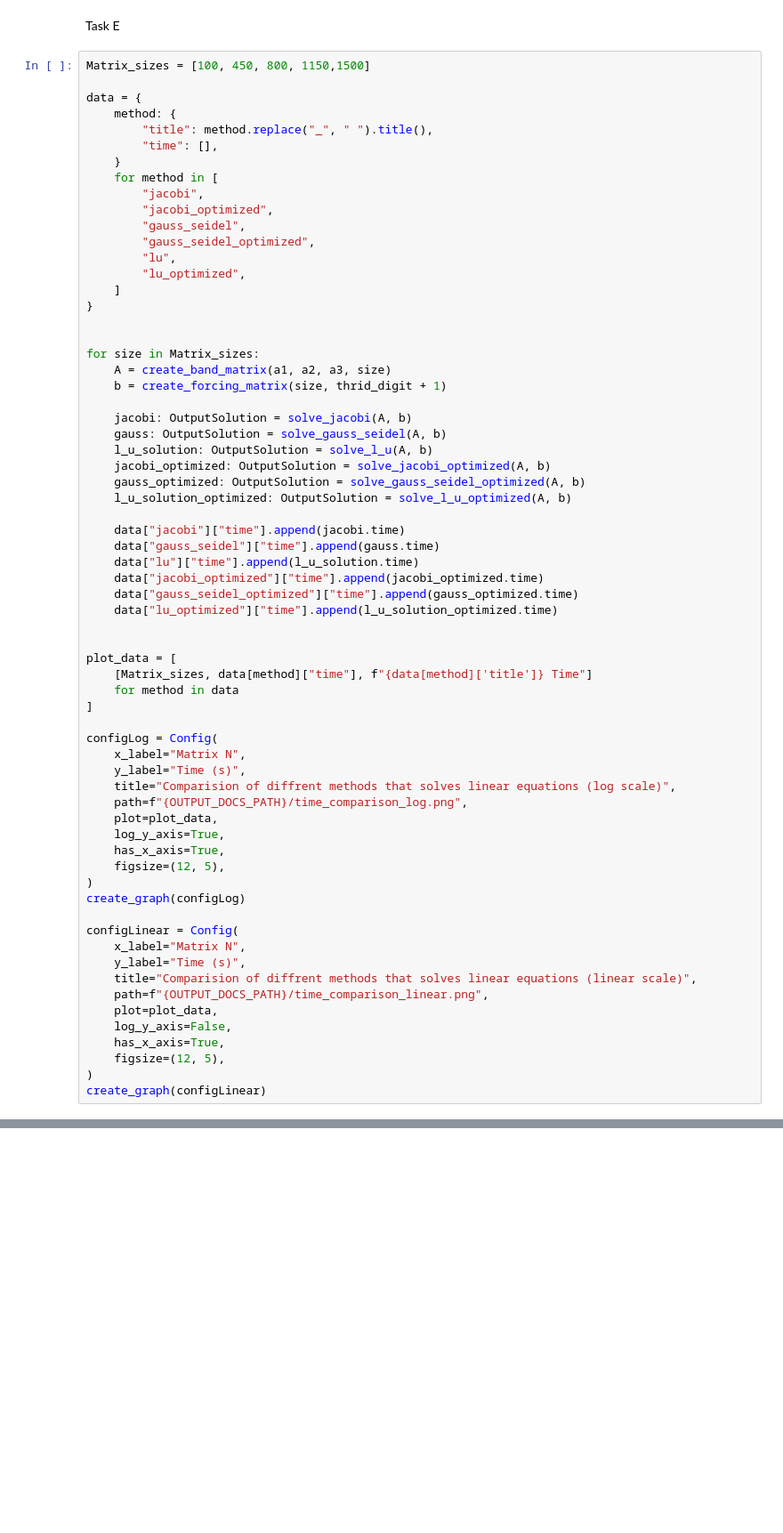
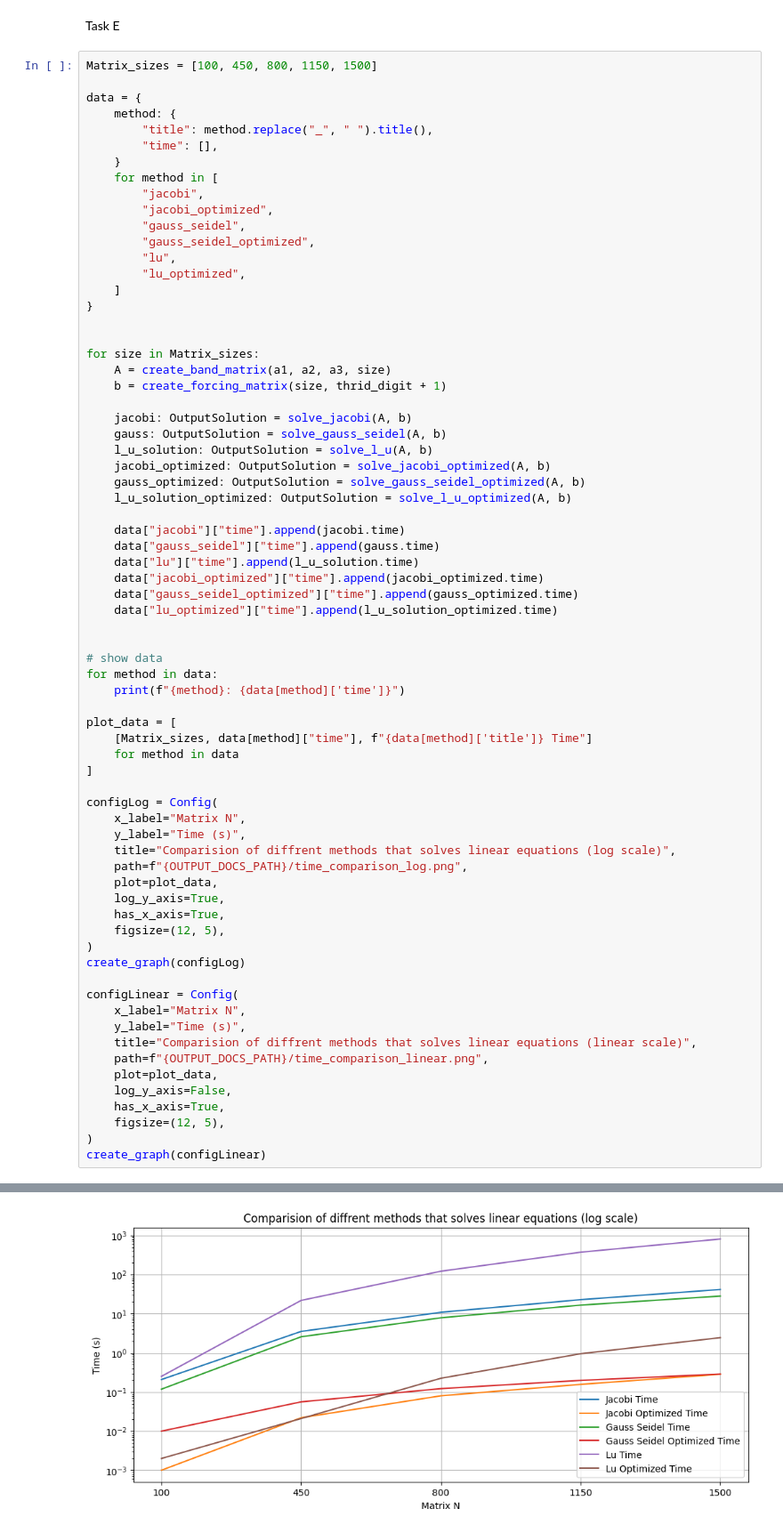
Before and after one commit to JakubBot/linear_equations, a Jupyter notebook: src/main.ipynb, the cells around one changed output, grey strips where cells are left out. Shown at 89% size. Cells and saved outputs as stored; diff of their text form; blank space fills up the shorter version.

Commit message:
refactor - regenerate images

```diff
--- a/src/main.ipynb
+++ b/src/main.ipynb
@@ -163,7 +174,7 @@ KeyboardInterrupt:
 # %% [markdown]
 Task E
 # %%
-Matrix_sizes = [100, 450, 800, 1150,1500]
+Matrix_sizes = [100, 450, 800, 1150, 1500]
 
 data = {
     method: {
@@ -200,6 +211,10 @@ for size in Matrix_sizes:
     data["lu_optimized"]["time"].append(l_u_solution_optimized.time)
 
 
+# show data
+for method in data:
+    print(f"{method}: {data[method]['time']}")
+
 plot_data = [
     [Matrix_sizes, data[method]["time"], f"{data[method]['title']} Time"]
     for method in data
@@ -228,3 +243,4 @@ configLinear = Config(
     figsize=(12, 5),
 )
 create_graph(configLinear)
+# %% [output]
@@ -230,0 +253 @@ create_graph(configLinear)
+[figure, added]
```
Also changed, not shown: parts of 4 cells of this notebook, 8 other files.
